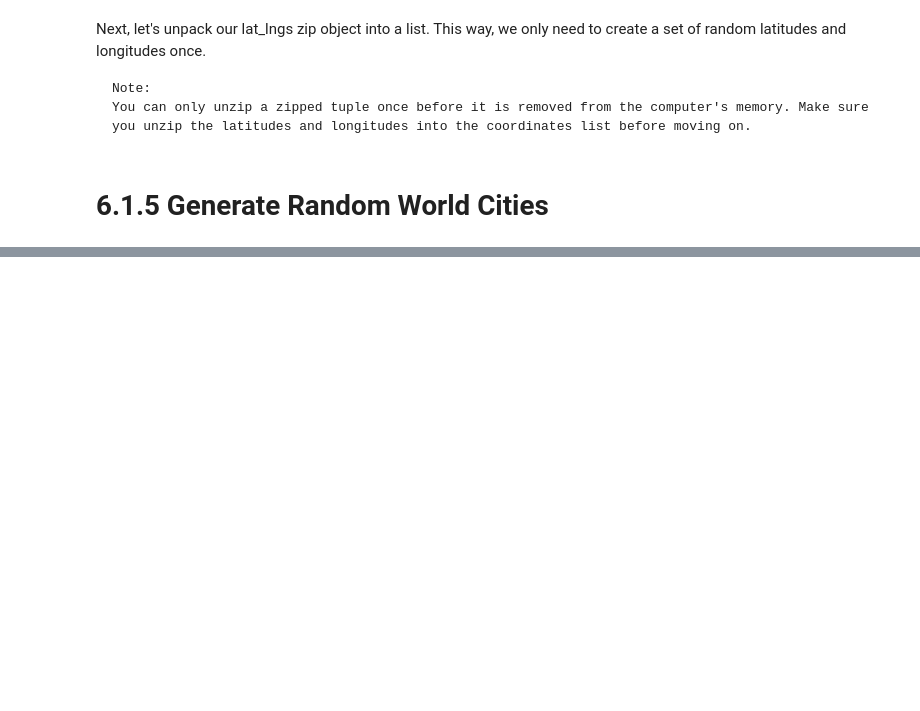
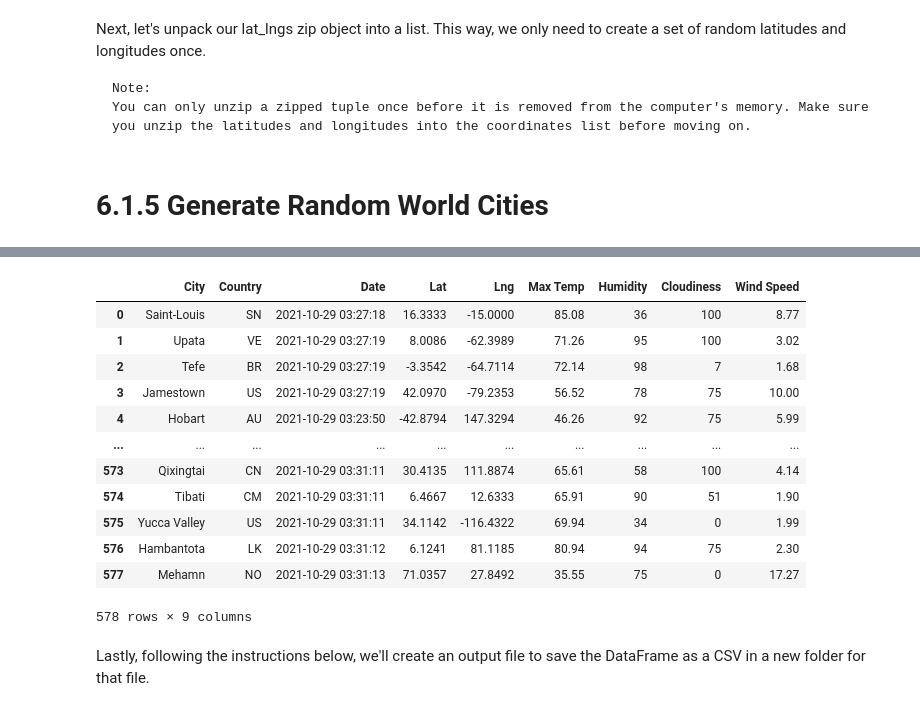
Before and after one commit to cesarfernandezg/World_Weather_Analysis, a Jupyter notebook: WeatherPy.ipynb, the cells around one changed output, grey strips where cells are left out. Drawn from its saved outputs; the diff is of its cells as text; code cells hidden in the pictures; blank space fills up the shorter version.

Commit message:
Get the city data

```diff
--- a/WeatherPy.ipynb
+++ b/WeatherPy.ipynb
@@ -42,0 +53,4 @@ len(cities)
+# %%
+# Starting URL for Weather Map API Call.
+url = "http://api.openweathermap.org/data/2.5/weather?units=Imperial&APPID=" + weather_api_key
+print(url)
@@ -42,0 +149,4 @@ len(cities)
+# %%
+# Convert the array of dictionaries to a Pandas DataFrame.
+city_data_df = pd.DataFrame(city_data)
+city_data_df.head(10)
@@ -42,0 +165,22 @@ len(cities)
+# %%
+# Reordet columns
+new_column_order = ["City", "Country", "Date", "Lat", "Lng", "Max Temp", "Humidity",
+                   "Cloudiness", "Wind Speed"]
+city_data_df = city_data_df[new_column_order]
+city_data_df
+# %% [output]
+|  | City | Country | Date | Lat | Lng | Max Temp | Humidity | Cloudiness | Wind Speed |
+| 0 | Saint-Louis | SN | 2021-10-29 03:27:18 | 16.3333 | -15.0000 | 85.08 | 36 | 100 | 8.77 |
+| 1 | Upata | VE | 2021-10-29 03:27:19 | 8.0086 | -62.3989 | 71.26 | 95 | 100 | 3.02 |
+| 2 | Tefe | BR | 2021-10-29 03:27:19 | -3.3542 | -64.7114 | 72.14 | 98 | 7 | 1.68 |
+| 3 | Jamestown | US | 2021-10-29 03:27:19 | 42.0970 | -79.2353 | 56.52 | 78 | 75 | 10.00 |
+| 4 | Hobart | AU | 2021-10-29 03:23:50 | -42.8794 | 147.3294 | 46.26 | 92 | 75 | 5.99 |
+| ... | ... | ... | ... | ... | ... | ... | ... | ... | ... |
+| 573 | Qixingtai | CN | 2021-10-29 03:31:11 | 30.4135 | 111.8874 | 65.61 | 58 | 100 | 4.14 |
+| 574 | Tibati | CM | 2021-10-29 03:31:11 | 6.4667 | 12.6333 | 65.91 | 90 | 51 | 1.90 |
+| 575 | Yucca Valley | US | 2021-10-29 03:31:11 | 34.1142 | -116.4322 | 69.94 | 34 | 0 | 1.99 |
+| 576 | Hambantota | LK | 2021-10-29 03:31:12 | 6.1241 | 81.1185 | 80.94 | 94 | 75 | 2.30 |
+| 577 | Mehamn | NO | 2021-10-29 03:31:13 | 71.0357 | 27.8492 | 35.55 | 75 | 0 | 17.27 |
+578 rows × 9 columns
+# %% [markdown]
+Lastly, following the instructions below, we'll create an output file to save the DataFrame as a CSV in a new folder for that file.
```
Also changed, not shown: parts of 13 cells of this notebook, 2 other files.
